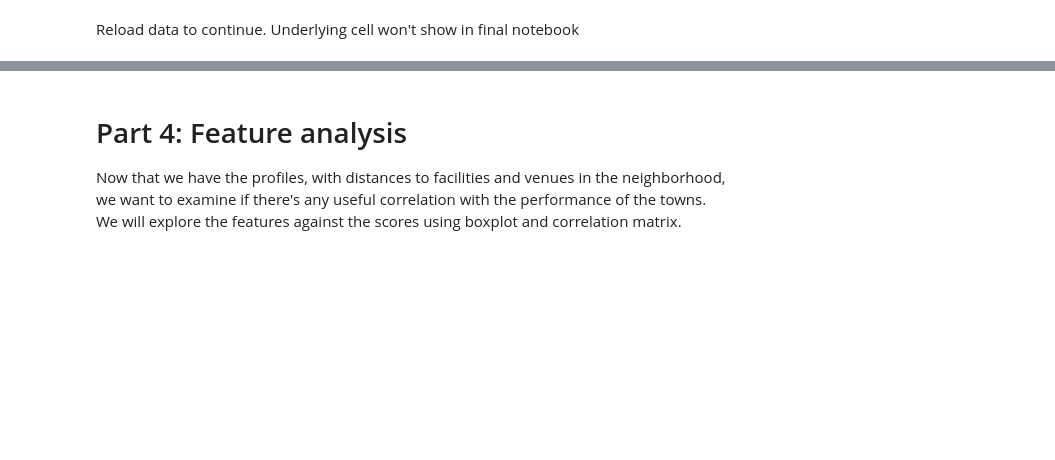
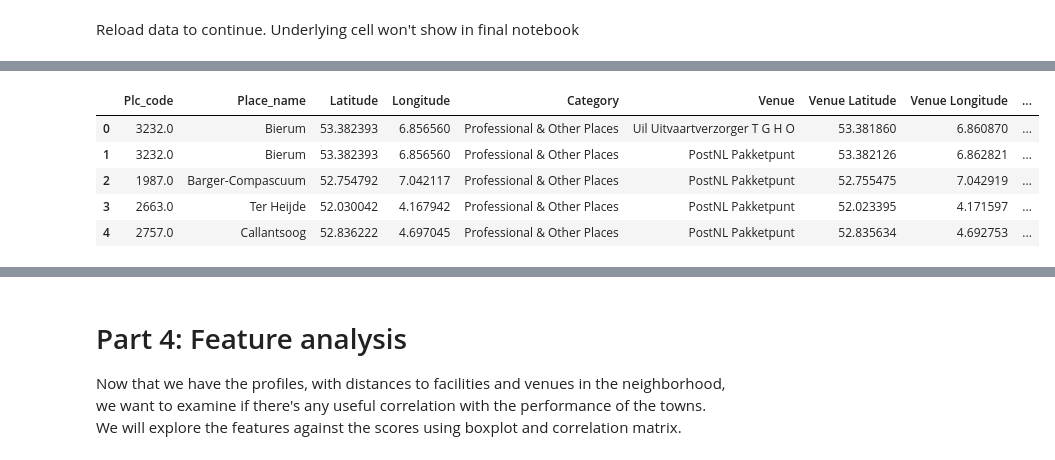
Before and after one commit to LauLau85/Coursera_Capstone, a Jupyter notebook: A Comparison of Rural Towns in the Netherlands.ipynb, the cells around one changed output, grey strips where cells are left out. Drawn from its saved outputs; the diff is of its cells as text; code cells hidden in the pictures; blank space fills up the shorter version.

```diff
--- a/A Comparison of Rural Towns in the Netherlands.ipynb
+++ b/A Comparison of Rural Towns in the Netherlands.ipynb
@@ -3102,0 +2988,9 @@ See the caveats in the documentation: https://pandas.pydata.org/pandas-docs/stab
+# %%
+#Load new_Categories list
+body = client_2ea91c3eeda24f65b868540d81ccd63b.get_object(Bucket='datasciencecapstone-donotdelete-pr-nz1tdbclpyjwev',Key='SRT_New_Categories.csv')['Body']
+# add missing __iter__ method, so pandas accepts body as file-like object
+if not hasattr(body, "__iter__"): body.__iter__ = types.MethodType( __iter__, body )
+
+NewCategories_df = pd.read_csv(body, sep=';')
+print(NewCategories_df.shape)
+NewCategories_df.head()
@@ -3102,0 +3005,12 @@ See the caveats in the documentation: https://pandas.pydata.org/pandas-docs/stab
+# %%
+#Get 'Professional & Other Places' subset from SRT_Venues
+SRT_Professional = SRT_Venues[SRT_Venues['Category']=='Professional & Other Places']
+SRT_Professional = pd.merge(SRT_Professional, NewCategories_df, how='outer', on='Venue')
+SRT_Professional.head()
+# %% [output]
+|  | Plc_code | Place_name | Latitude | Longitude | Category | Venue | Venue Latitude | Venue Longitude | ... |
+| 0 | 3232.0 | Bierum | 53.382393 | 6.856560 | Professional & Other Places | Uil Uitvaartverzorger T G H O | 53.381860 | 6.860870 | ... |
+| 1 | 3232.0 | Bierum | 53.382393 | 6.856560 | Professional & Other Places | PostNL Pakketpunt | 53.382126 | 6.862821 | ... |
+| 2 | 1987.0 | Barger-Compascuum | 52.754792 | 7.042117 | Professional & Other Places | PostNL Pakketpunt | 52.755475 | 7.042919 | ... |
+| 3 | 2663.0 | Ter Heijde | 52.030042 | 4.167942 | Professional & Other Places | PostNL Pakketpunt | 52.023395 | 4.171597 | ... |
+| 4 | 2757.0 | Callantsoog | 52.836222 | 4.697045 | Professional & Other Places | PostNL Pakketpunt | 52.835634 | 4.692753 | ... |
```
Also changed, not shown: parts of 22 cells of this notebook.
